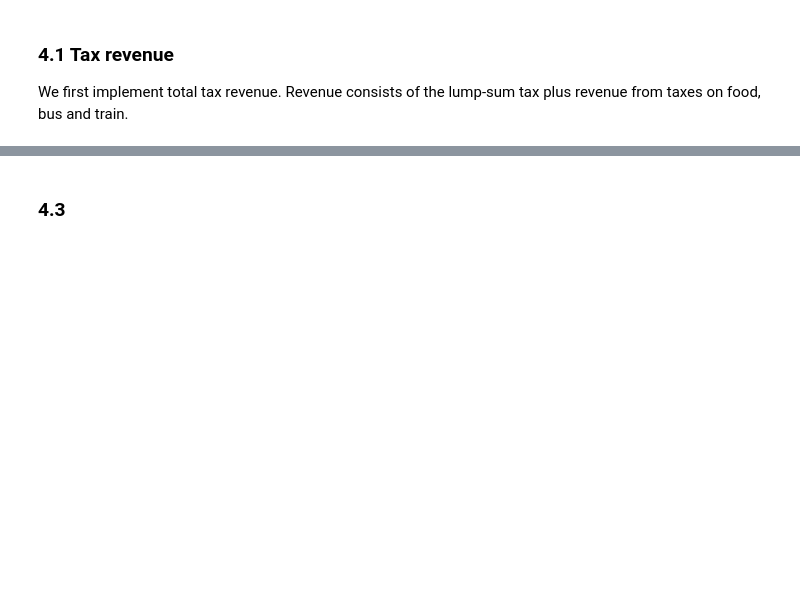
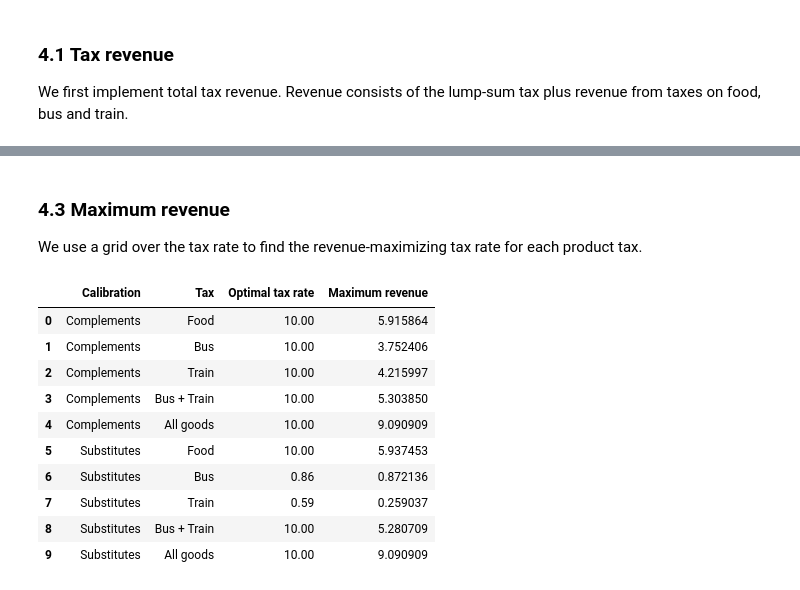
Before and after one commit to Hani-Habib/Academic-weapon, a Jupyter notebook: data_project_samlet.ipynb, the cells around one changed output, grey strips where cells are left out. Saved outputs shown, nothing was run; the diff lists cells and outputs as text; code cells hidden in the pictures; blank space fills up the shorter version.

```diff
--- a/data_project_samlet.ipynb
+++ b/data_project_samlet.ipynb
@@ -486,4 +513,30 @@ for model,cal in [(model_c,'complements'),(model_s,'substitutes')]:
 # %% [markdown]
-### 4.3
+### 4.3 Maximum revenue
+
+We use a grid over the tax rate to find the revenue-maximizing tax rate for each product tax.
 # %%
-tau,R_max = model_s.max_revenue(goods=(3,),tau_max=3.0)
+rows = []
+
+for name,gov in gov_models.items():
+
+    for label,goods in taxes.items():
+
+        tau_max,R_max = gov.max_revenue(goods=goods,tau_max=10)
+
+        rows.append([name,label,tau_max,R_max])
+
+max_revenue_table = pd.DataFrame(rows,columns=['Calibration','Tax','Optimal tax rate','Maximum revenue'])
+
+max_revenue_table
+# %% [output]
+|  | Calibration | Tax | Optimal tax rate | Maximum revenue |
+| 0 | Complements | Food | 10.00 | 5.915864 |
+| 1 | Complements | Bus | 10.00 | 3.752406 |
+| 2 | Complements | Train | 10.00 | 4.215997 |
+| 3 | Complements | Bus + Train | 10.00 | 5.303850 |
+| 4 | Complements | All goods | 10.00 | 9.090909 |
+| 5 | Substitutes | Food | 10.00 | 5.937453 |
+| 6 | Substitutes | Bus | 0.86 | 0.872136 |
+| 7 | Substitutes | Train | 0.59 | 0.259037 |
+| 8 | Substitutes | Bus + Train | 10.00 | 5.280709 |
+| 9 | Substitutes | All goods | 10.00 | 9.090909 |
```
Also changed, not shown: parts of 12 cells of this notebook.
